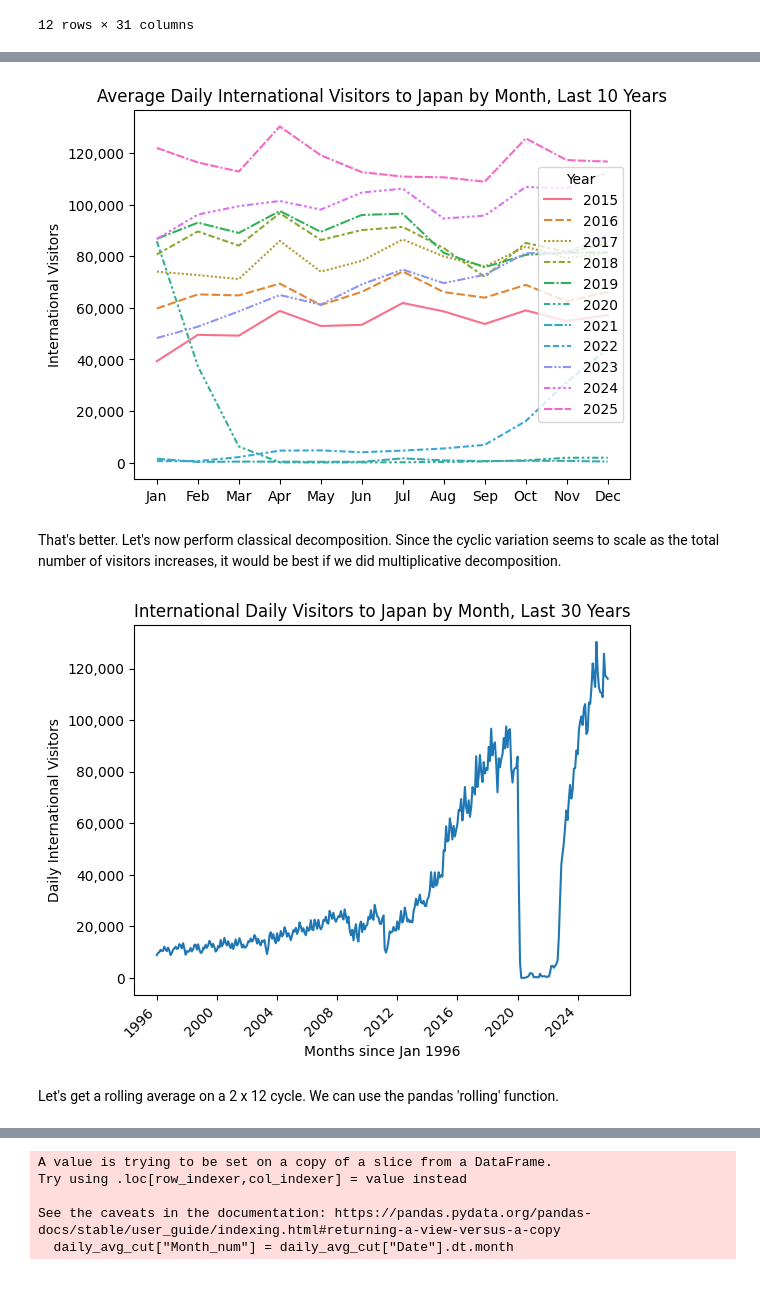
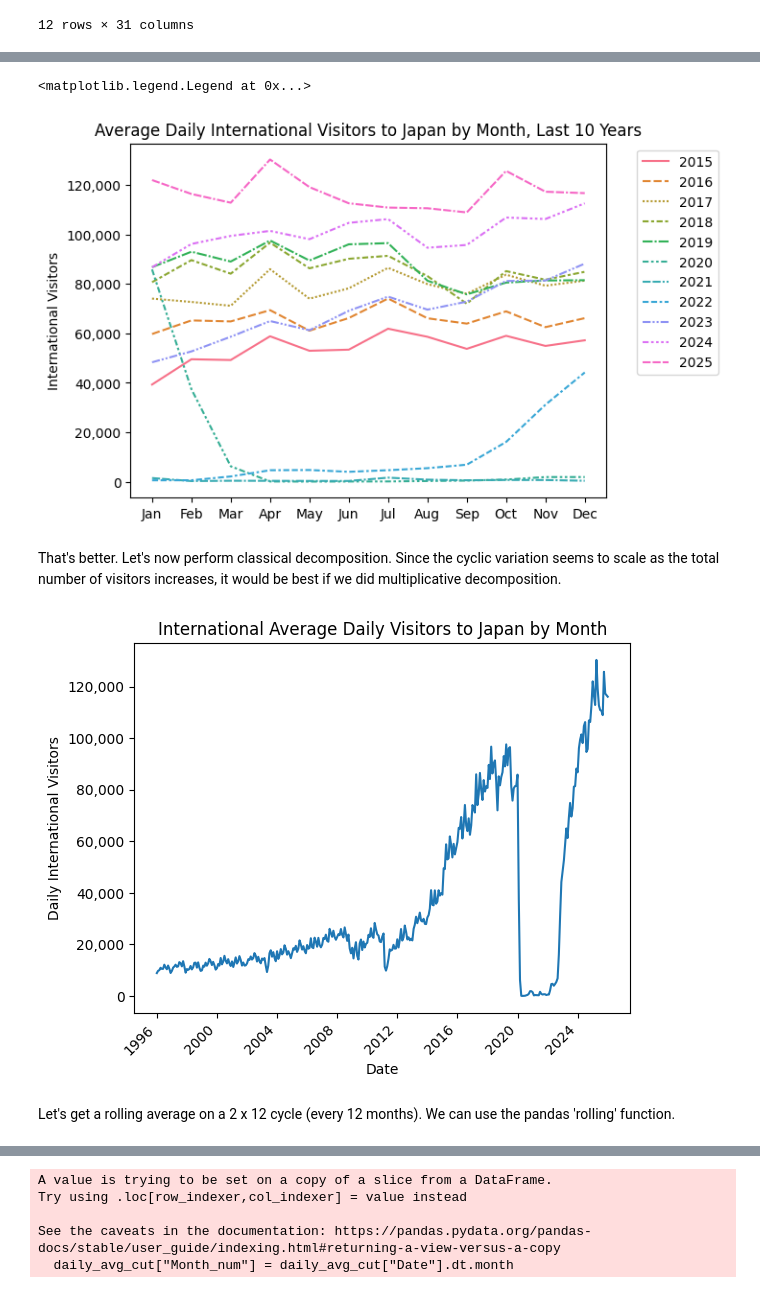
Before and after one commit to Millerz8/Joe_Japan_Tourism, a Jupyter notebook: 01_Examining_Trends.ipynb, the cells around one changed output, grey strips where cells are left out. Saved outputs shown, nothing was run; the diff lists cells and outputs as text; code cells hidden in the pictures.

```diff
--- a/01_Examining_Trends.ipynb
+++ b/01_Examining_Trends.ipynb
@@ -5,6 +5,7 @@ import matplotlib.pyplot as plt
 import numpy as np
 df = pd.read_csv("data/Japan_Visitor_Data.csv")
 # %%
+df.index.name = 't'
 df["Date"] = pd.to_datetime(df["Date"])
 df.head()
 # %% [output]
@@ -83,39 +96,40 @@ Because we care about "crowdedness", it would actually be easier to put the data
 # %%
-tourist_pivot = tourist_info.pivot(index = "Year", columns = "Month", values = "Daily Visitors")
+df_daily_pivot = df.pivot(index = "Year", columns = "Month", values = "Daily_Visitors")
 new_order = ['Jan', 'Feb', 'Mar', "Apr", "May", "Jun", "Jul", "Aug", "Sep", "Oct", "Nov", "Dec"]
-table3 = tourist_pivot.reindex(new_order, axis=1)
+table3 = df_daily_pivot.reindex(new_order, axis=1)
 table4 = table3.T
 
-ax3 = sns.lineplot(data = table4.iloc[:, -12:-1])
-ax3.ticklabel_format(style='plain', axis='y')
+ax = sns.lineplot(data = table4.iloc[:, -12:-1])
+ax.ticklabel_format(style='plain', axis='y')
 
 
-ax3.set(
+ax.set(
     xlabel="",
     ylabel="International Visitors",
     title="Average Daily International Visitors to Japan by Month, Last 10 Years"
 )
 current_values = plt.gca().get_yticks()
-plt.gca().set_yticklabels(['{:,.0f}'.format(x) for x in current_values]);
+ax.yaxis.set_major_formatter(mticker.StrMethodFormatter('{x:,.0f}'))
+plt.legend(bbox_to_anchor=(1.05, 1), loc='upper left')
 # %% [output]
+<matplotlib.legend.Legend at 0x...>
-[figure, old version]
+[figure, new version]
 # %% [markdown]
 That's better. Let's now perform classical decomposition. Since the cyclic variation seems to scale as the total number of visitors increases, it would be best if we did multiplicative decomposition.
 # %%
-ax = sns.lineplot(data = tourist_info, x= "Date", y = "Daily Visitors")
+ax = sns.lineplot(data = df, x= "Date", y = "Daily_Visitors")
 
 ax.set(
-    xlabel="Months since Jan 1996",
     ylabel="Daily International Visitors",
-    title="International Daily Visitors to Japan by Month, Last 30 Years"
+    title="International Average Daily Visitors to Japan by Month"
 )
 
 current_values = plt.gca().get_yticks()
-plt.gca().set_yticklabels(['{:,.0f}'.format(x) for x in current_values])
+ax.yaxis.set_major_formatter(mticker.StrMethodFormatter('{x:,.0f}'))
 plt.xticks(rotation=45, ha="right");
 # %% [output]
-[figure, old version]
+[figure, new version]
 # %% [markdown]
-Let's get a rolling average on a 2 x 12 cycle. We can use the pandas 'rolling' function.
+Let's get a rolling average on a 2 x 12 cycle (every 12 months). We can use the pandas 'rolling' function.
 # %%
 
```
Also changed, not shown: parts of 13 cells of this notebook, 1 other file.
